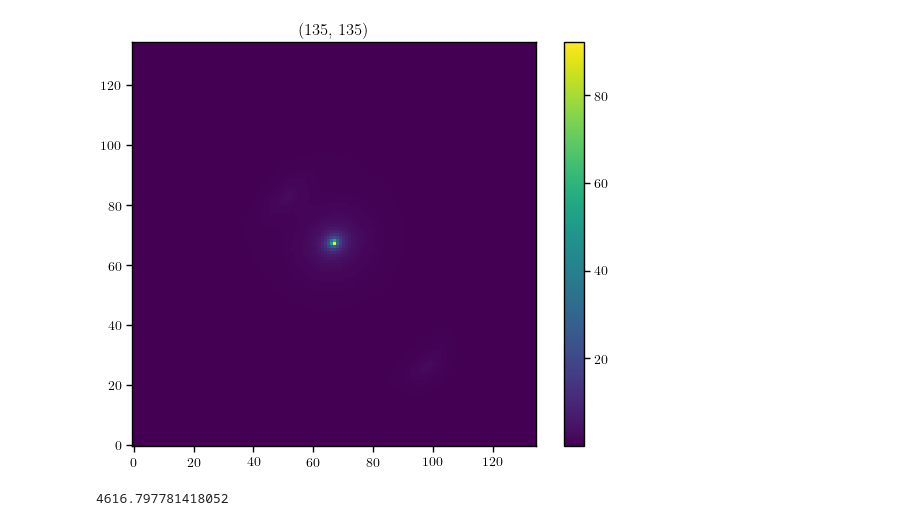
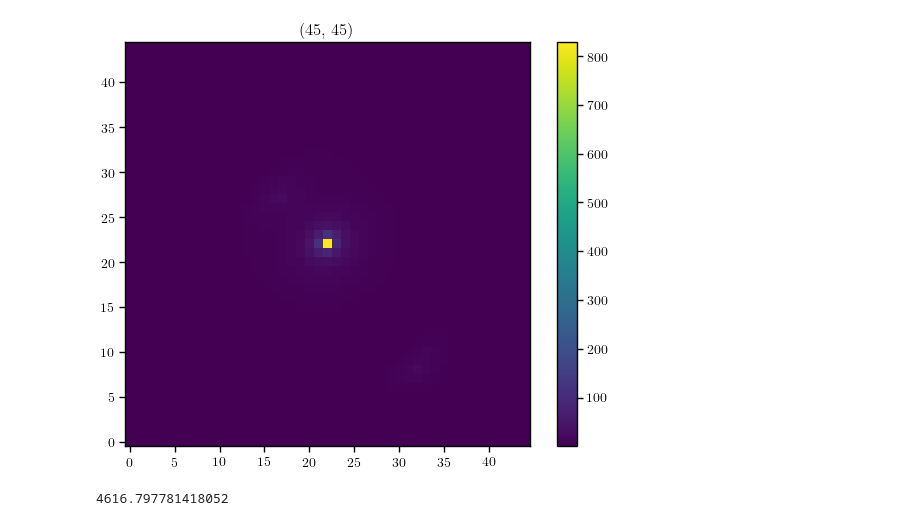
Before and after one commit to AstroMusers/mejiro, a Jupyter notebook: notebooks/galsim/galsim.ipynb, the cells around one changed output. Saved outputs shown, nothing was run; the diff lists cells and outputs as text; code cells hidden in the pictures.

```diff
--- a/notebooks/galsim/galsim.ipynb
+++ b/notebooks/galsim/galsim.ipynb
@@ -46,17 +43,19 @@ Please consider updating pysiaf, e.g. pip install --upgrade pysiaf or conda upda
 # %%
 # pprint(roman.getBandpasses())
 band = 'F129'
 filter_name = 'J129'  # TODO use my translate method in gs and replace references
-exposure_time = 146
-oversample_factor = 3
+exposure_time = 1460
+oversample = 1
+num_pix = 45
+side = 4.95
 
 lens = SampleStrongLens()
-model = lens.get_array(num_pix=45 * oversample_factor, side=4.95, band=band)
+model = lens.get_array(num_pix=num_pix * oversample, side=side, band=band)
 
 model_side, _ = model.shape
 plot.plot(model, colorbar=True, title=model.shape)
 # %% [output]
-[figure, old version]
+[figure, new version]
 # %%
 start = time.time()
 
```
Also changed, not shown: parts of 12 cells of this notebook, 3 other files.
